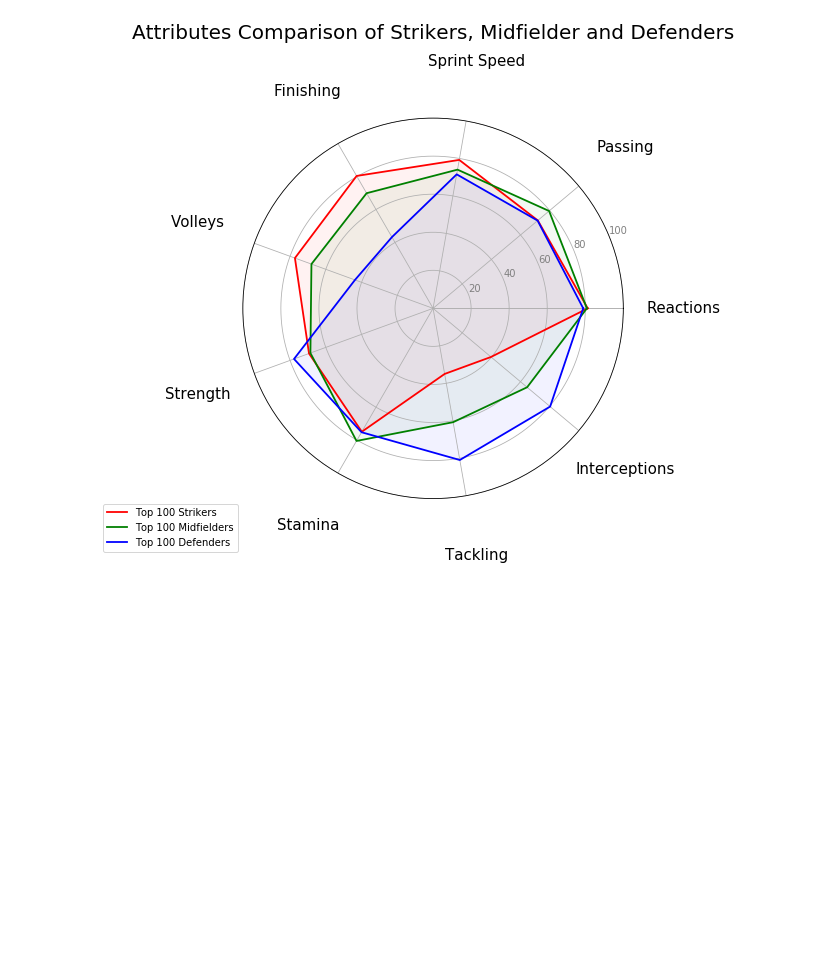
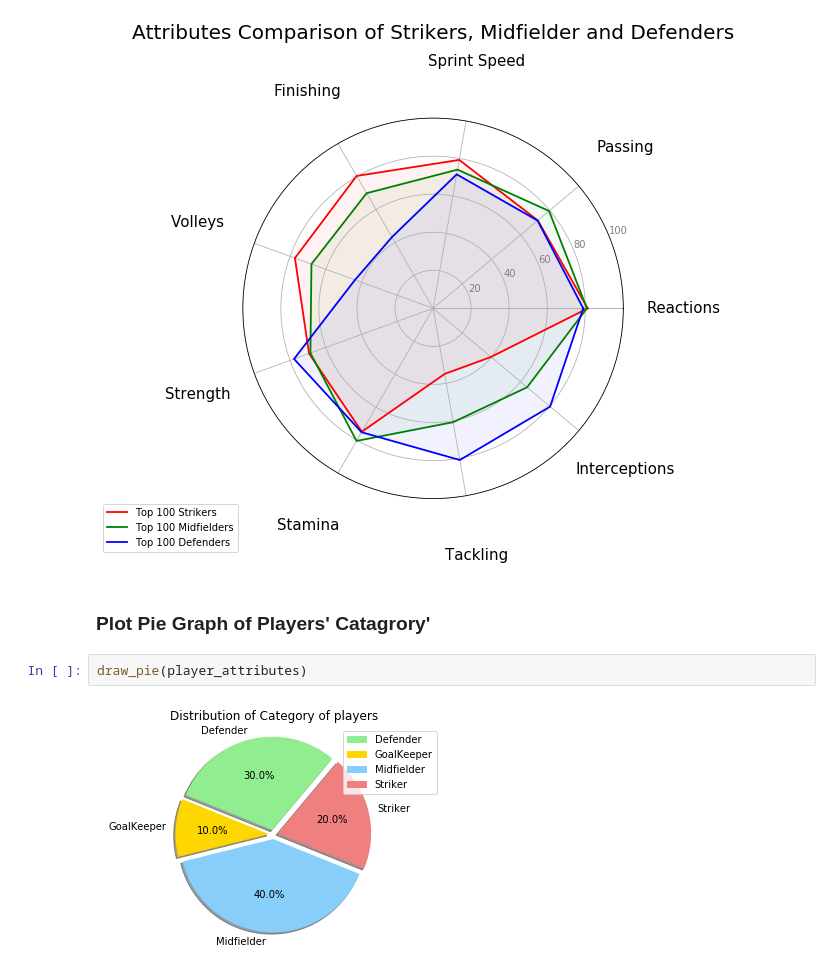
Before and after one commit to sharax/ECE_143_Group_11, a Jupyter notebook: Data Visualization.ipynb, the cells around one changed output. Drawn from its saved outputs; the diff is of its cells as text; blank space fills up the shorter version.

```diff
--- a/Data Visualization.ipynb
+++ b/Data Visualization.ipynb
@@ -70,3 +70,9 @@ number_top = 100
 comprehensive_attributes_radar_plot(comparison_attr_dict, comparison_attr_list, comparison_attr_map, number_top)
 # %% [output]
 [figure]
+# %% [markdown]
+ ### Plot Pie Graph of Players' Catagrory'
+# %%
+draw_pie(player_attributes)
+# %% [output]
+[figure, added]
```
Also changed, not shown: parts of 19 cells of this notebook.
